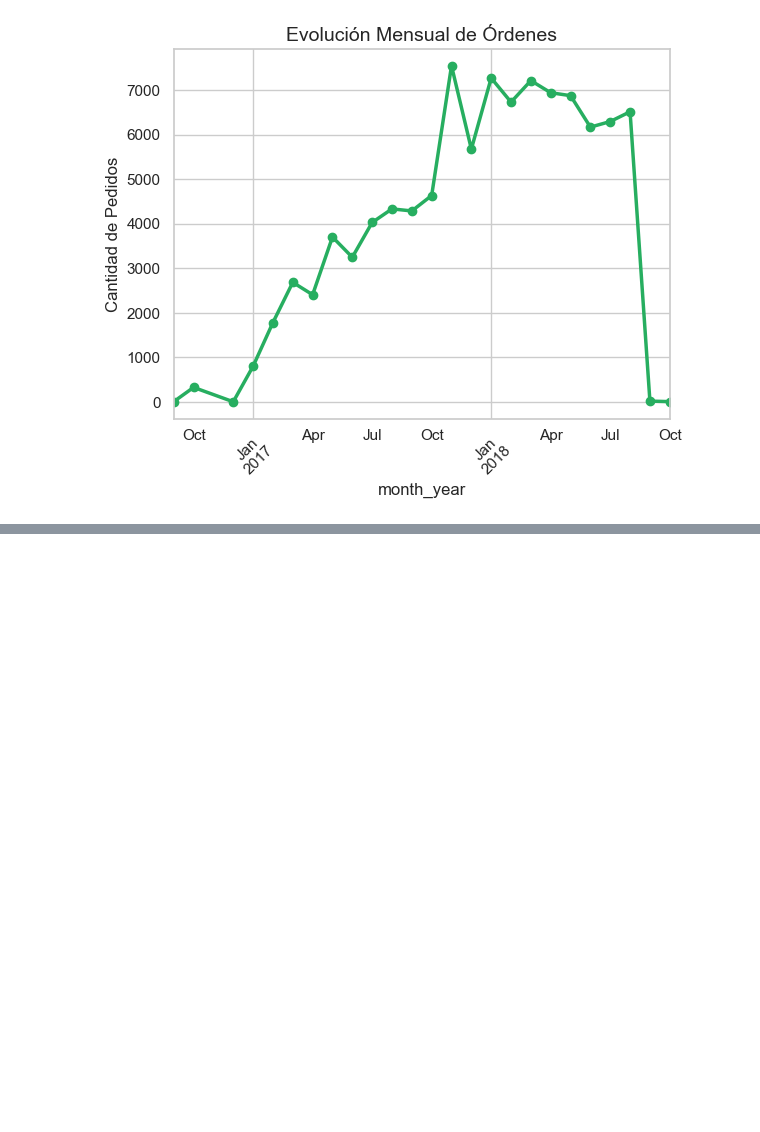
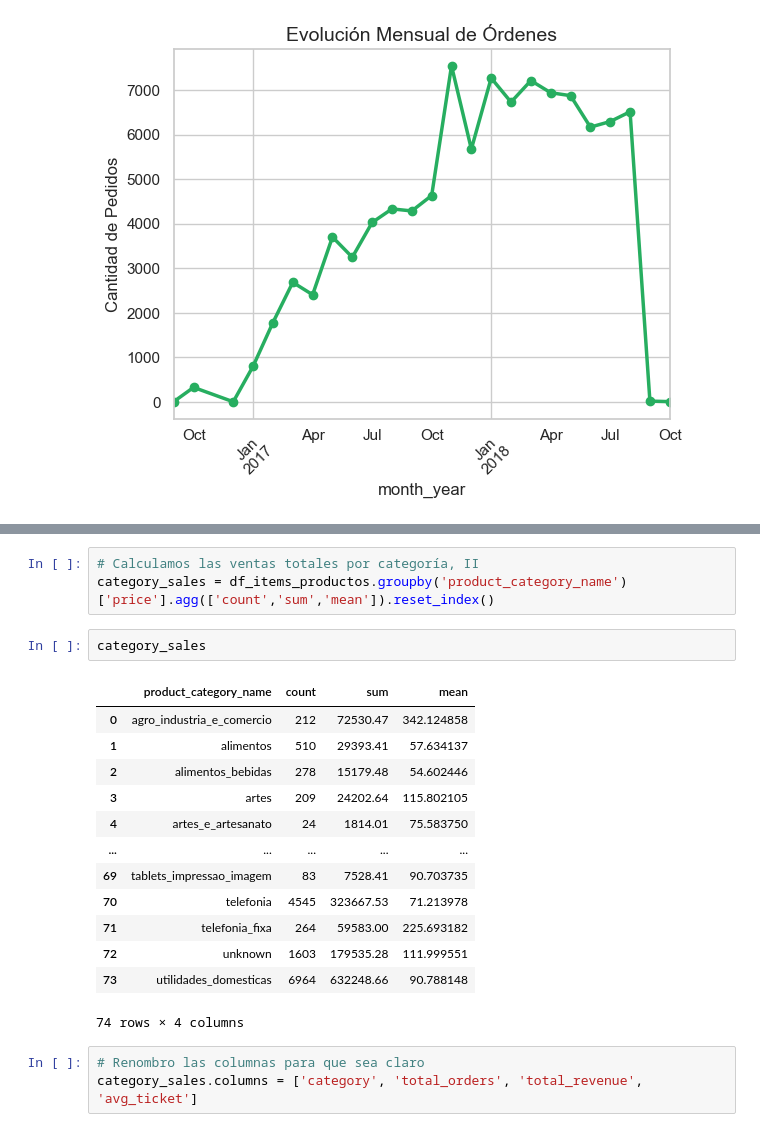
Before and after one commit to marcobustosblas/ecommerce-olist-analysis, a Jupyter notebook: notebooks/03_analysis_products_and_sales.ipynb, the cells around one changed output, grey strips where cells are left out. Cells and saved outputs as stored; diff of their text form; blank space fills up the shorter version.

Commit message:
feat: analyze top categories by revenue and avg ticket using Pandas

```diff
--- a/notebooks/03_analysis_products_and_sales.ipynb
+++ b/notebooks/03_analysis_products_and_sales.ipynb
@@ -98,0 +164,22 @@ plt.show()
+# %%
+# Calculamos las ventas totales por categoría, II
+category_sales = df_items_productos.groupby('product_category_name')['price'].agg(['count','sum','mean']).reset_index()
+# %%
+category_sales
+# %% [output]
+|  | product_category_name | count | sum | mean |
+| 0 | agro_industria_e_comercio | 212 | 72530.47 | 342.124858 |
+| 1 | alimentos | 510 | 29393.41 | 57.634137 |
+| 2 | alimentos_bebidas | 278 | 15179.48 | 54.602446 |
+| 3 | artes | 209 | 24202.64 | 115.802105 |
+| 4 | artes_e_artesanato | 24 | 1814.01 | 75.583750 |
+| ... | ... | ... | ... | ... |
+| 69 | tablets_impressao_imagem | 83 | 7528.41 | 90.703735 |
+| 70 | telefonia | 4545 | 323667.53 | 71.213978 |
+| 71 | telefonia_fixa | 264 | 59583.00 | 225.693182 |
+| 72 | unknown | 1603 | 179535.28 | 111.999551 |
+| 73 | utilidades_domesticas | 6964 | 632248.66 | 90.788148 |
+74 rows × 4 columns
+# %%
+# Renombro las columnas para que sea claro
+category_sales.columns = ['category', 'total_orders', 'total_revenue', 'avg_ticket']
```
Also changed, not shown: parts of 9 cells of this notebook.
